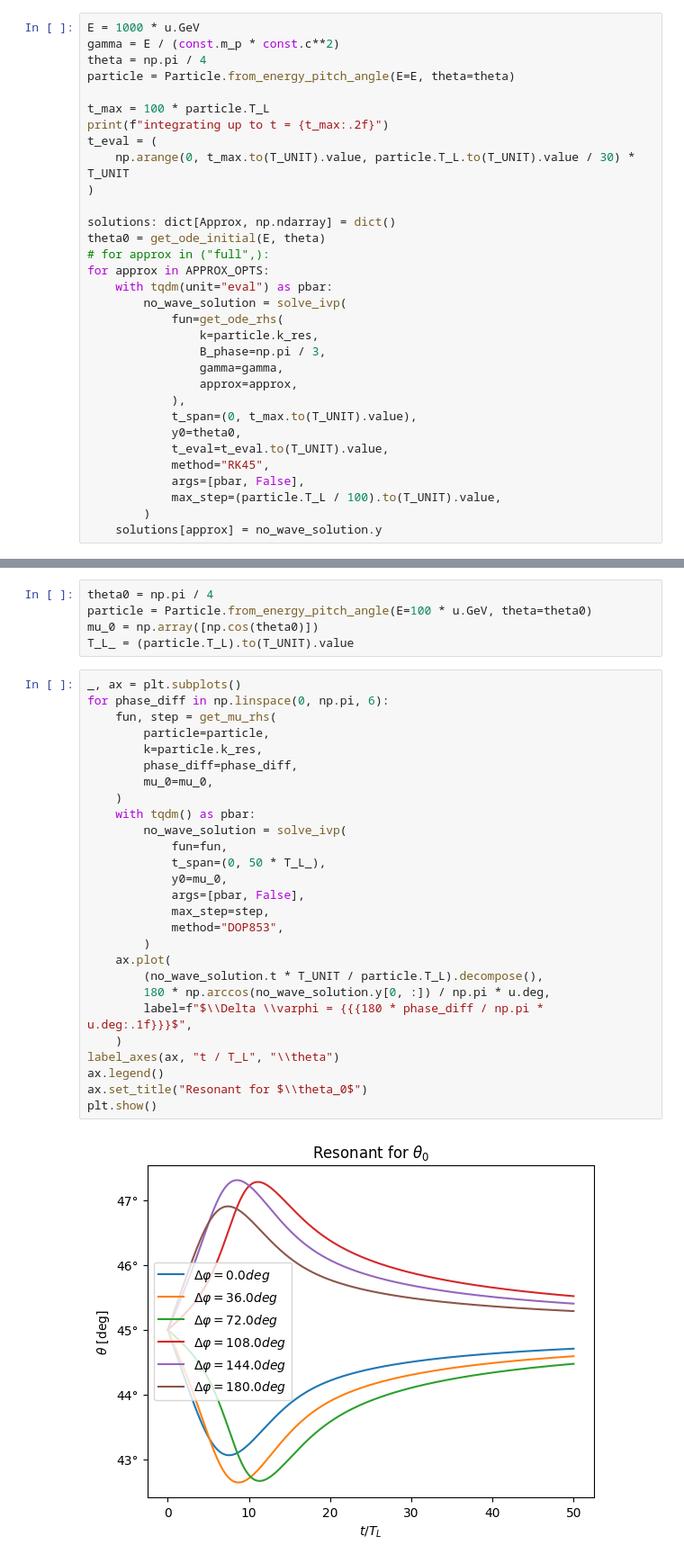
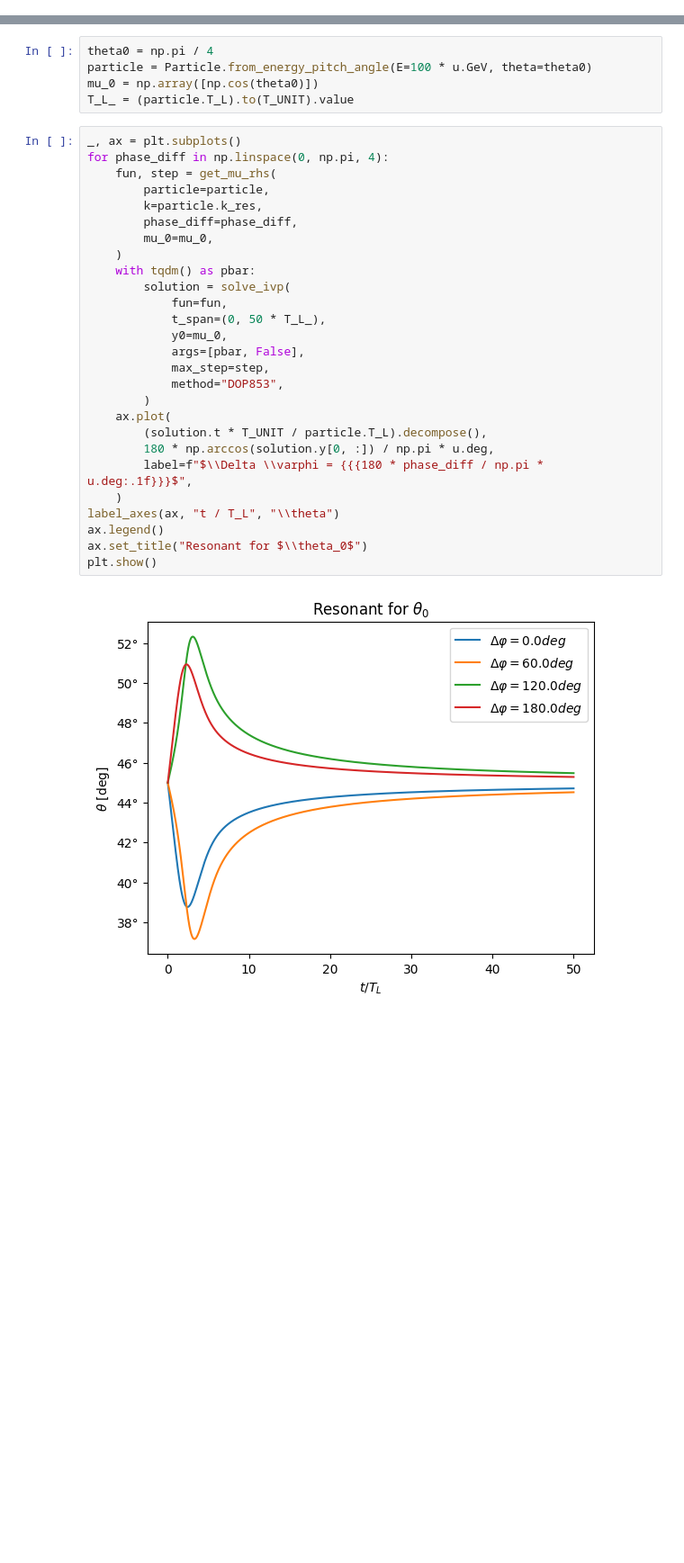
Before and after one commit to nj-vs-vh/gssi-he-th, a Jupyter notebook: Pitch Angle Diffusion Simulation.ipynb, the cells around one changed output, grey strips where cells are left out. Shown at 90% size. Drawn from its saved outputs; the diff is of its cells as text; blank space fills up the shorter version.

```diff
--- a/Pitch Angle Diffusion Simulation.ipynb
+++ b/Pitch Angle Diffusion Simulation.ipynb
@@ -404,32 +333,0 @@ plt.tight_layout()
-# %%
-E = 1000 * u.GeV
-gamma = E / (const.m_p * const.c**2)
-theta = np.pi / 4
-particle = Particle.from_energy_pitch_angle(E=E, theta=theta)
-
-t_max = 100 * particle.T_L
-print(f"integrating up to t = {t_max:.2f}")
-t_eval = (
-    np.arange(0, t_max.to(T_UNIT).value, particle.T_L.to(T_UNIT).value / 30) * T_UNIT
-)
-
-solutions: dict[Approx, np.ndarray] = dict()
-theta0 = get_ode_initial(E, theta)
-# for approx in ("full",):
-for approx in APPROX_OPTS:
-    with tqdm(unit="eval") as pbar:
-        no_wave_solution = solve_ivp(
-            fun=get_ode_rhs(
-                k=particle.k_res,
-                B_phase=np.pi / 3,
-                gamma=gamma,
-                approx=approx,
-            ),
-            t_span=(0, t_max.to(T_UNIT).value),
-            y0=theta0,
-            t_eval=t_eval.to(T_UNIT).value,
-            method="RK45",
-            args=[pbar, False],
-            max_step=(particle.T_L / 100).to(T_UNIT).value,
-        )
-    solutions[approx] = no_wave_solution.y
@@ -557,32 +395,32 @@ mu_0 = np.array([np.cos(theta0)])
 T_L_ = (particle.T_L).to(T_UNIT).value
 # %%
 _, ax = plt.subplots()
-for phase_diff in np.linspace(0, np.pi, 6):
+for phase_diff in np.linspace(0, np.pi, 4):
     fun, step = get_mu_rhs(
         particle=particle,
         k=particle.k_res,
         phase_diff=phase_diff,
         mu_0=mu_0,
     )
     with tqdm() as pbar:
-        no_wave_solution = solve_ivp(
+        solution = solve_ivp(
             fun=fun,
             t_span=(0, 50 * T_L_),
             y0=mu_0,
             args=[pbar, False],
             max_step=step,
             method="DOP853",
         )
     ax.plot(
-        (no_wave_solution.t * T_UNIT / particle.T_L).decompose(),
-        180 * np.arccos(no_wave_solution.y[0, :]) / np.pi * u.deg,
+        (solution.t * T_UNIT / particle.T_L).decompose(),
+        180 * np.arccos(solution.y[0, :]) / np.pi * u.deg,
         label=f"$\\Delta \\varphi = {{{180 * phase_diff / np.pi * u.deg:.1f}}}$",
     )
 label_axes(ax, "t / T_L", "\\theta")
 ax.legend()
 ax.set_title("Resonant for $\\theta_0$")
 plt.show()
 # %% [output]
-[figure, old version]
+[figure, new version]
 # %%
 _, ax = plt.subplots()
```
Also changed, not shown: parts of 12 cells of this notebook, 1 other file.
